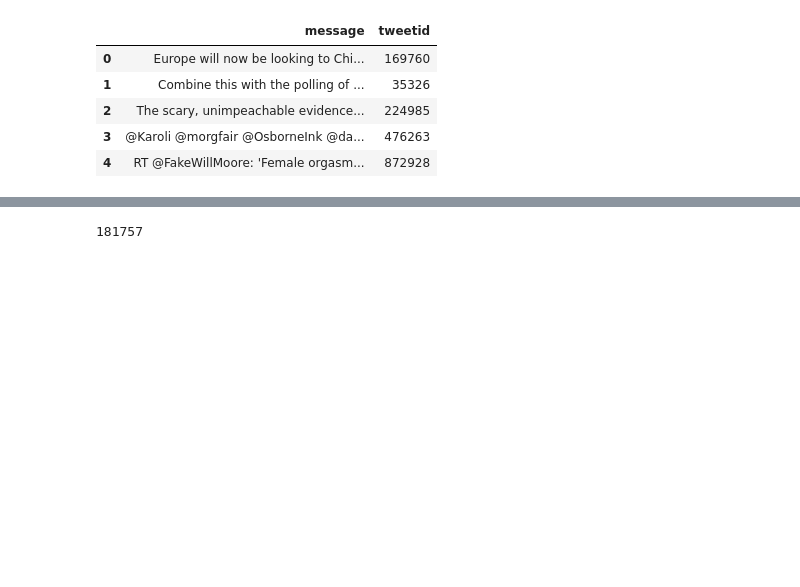
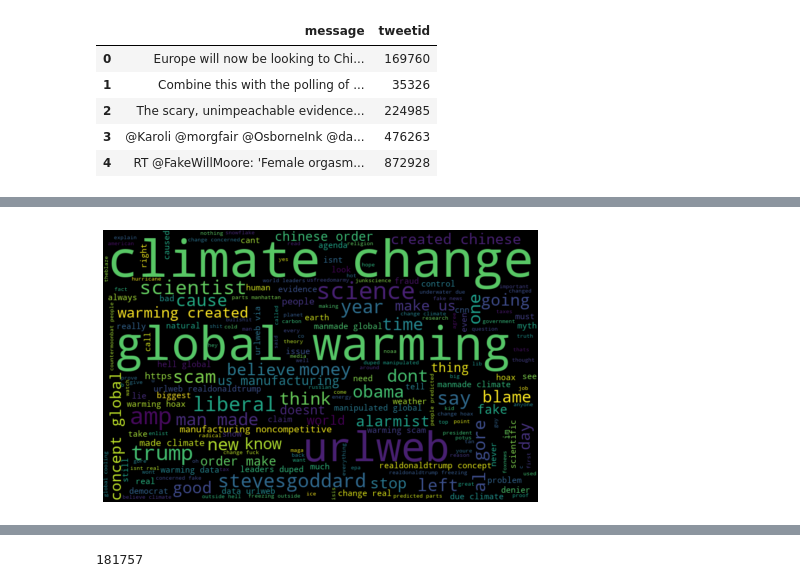
Before and after one commit to MafikengZ/NLP-Tweet-Sentiment-Ananlysis, a Jupyter notebook: Model.ipynb, the cells around one changed output, grey strips where cells are left out. Cells and saved outputs as stored; diff of their text form; code cells hidden in the pictures; blank space fills up the shorter version.

```diff
--- a/Model.ipynb
+++ b/Model.ipynb
@@ -467,0 +494,12 @@ array([ 1,  2,  0, -1], dtype=int64)
+# %%
+# Visualize frequent words for Class -1 (Climate change deniers)
+all_words_cm1 = " ".join([sentence for sentence in processed_df_train['clean_sentences'][processed_df_train['sentiment']==-1]])
+wordcloud_cm1 = WordCloud(width=800, height=500, random_state=42, max_font_size=100).generate(all_words_cm1)
+
+# plot the graph
+plt.figure(figsize=(8,5))
+plt.imshow(wordcloud_cm1, interpolation='bilinear')
+plt.axis('off')
+plt.show()
+# %% [output]
+[figure, added]
```
Also changed, not shown: parts of 180 cells of this notebook.
